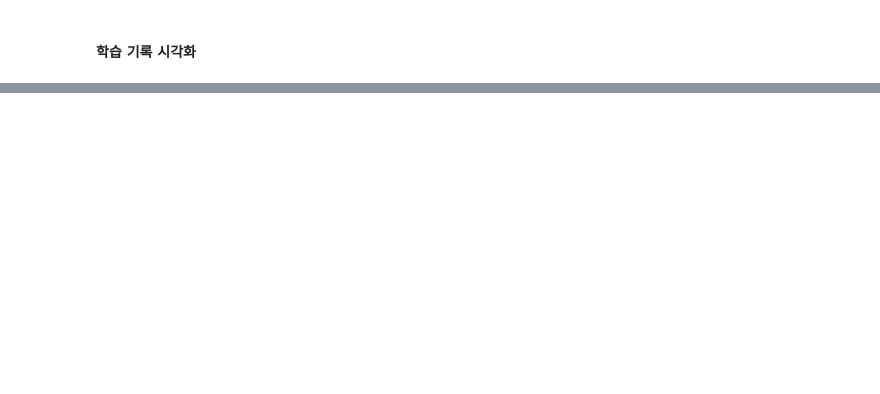
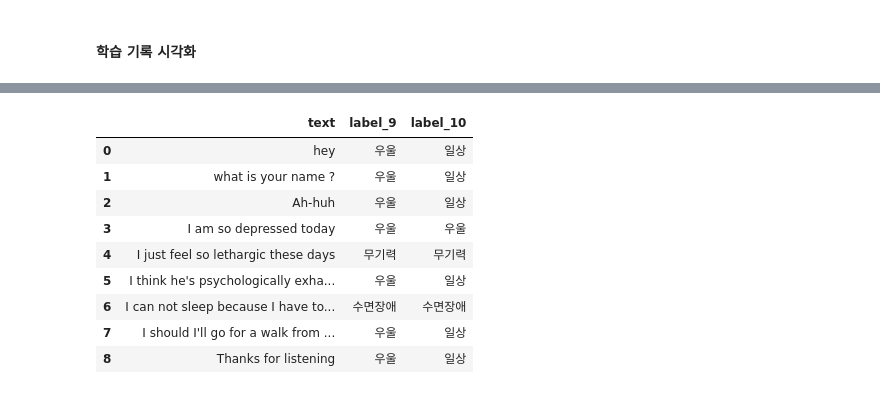
Before and after one commit to Jaedong95/AuD, a Jupyter notebook: model1-2/src/Bert-test.ipynb, the cells around one changed output, grey strips where cells are left out. Cells and saved outputs as stored; diff of their text form; code cells hidden in the pictures; blank space fills up the shorter version.

```diff
--- a/model1-2/src/Bert-test.ipynb
+++ b/model1-2/src/Bert-test.ipynb
@@ -717,0 +602,3 @@ train_loss[6], val_loss[6]
+# %%
+user_conv = conv[conv.speaker=='User']
+user_conv['label'] = 0
@@ -717,0 +611,2 @@ train_loss[6], val_loss[6]
+# %%
+user_conv = user_conv[['text', 'label']]
@@ -717,0 +622,3 @@ train_loss[6], val_loss[6]
+# %%
+user_conv['label_10'] = y_pred
+# user_conv.columns = ['text' ,'label_9']
@@ -717,0 +638,15 @@ train_loss[6], val_loss[6]
+# %%
+user_conv.label_9 = user_conv.label_9.apply(lambda x: label[x])
+user_conv.label_10 = user_conv.label_10.apply(lambda x: label[x])
+user_conv
+# %% [output]
+|  | text | label_9 | label_10 |
+| 0 | hey | 우울 | 일상 |
+| 1 | what is your name ? | 우울 | 일상 |
+| 2 | Ah-huh | 우울 | 일상 |
+| 3 | I am so depressed today | 우울 | 우울 |
+| 4 | I just feel so lethargic these days | 무기력 | 무기력 |
+| 5 | I think he's psychologically exha... | 우울 | 일상 |
+| 6 | I can not sleep because I have to... | 수면장애 | 수면장애 |
+| 7 | I should I'll go for a walk from ... | 우울 | 일상 |
+| 8 | Thanks for listening | 우울 | 일상 |
```
Also changed, not shown: parts of 48 cells of this notebook.
